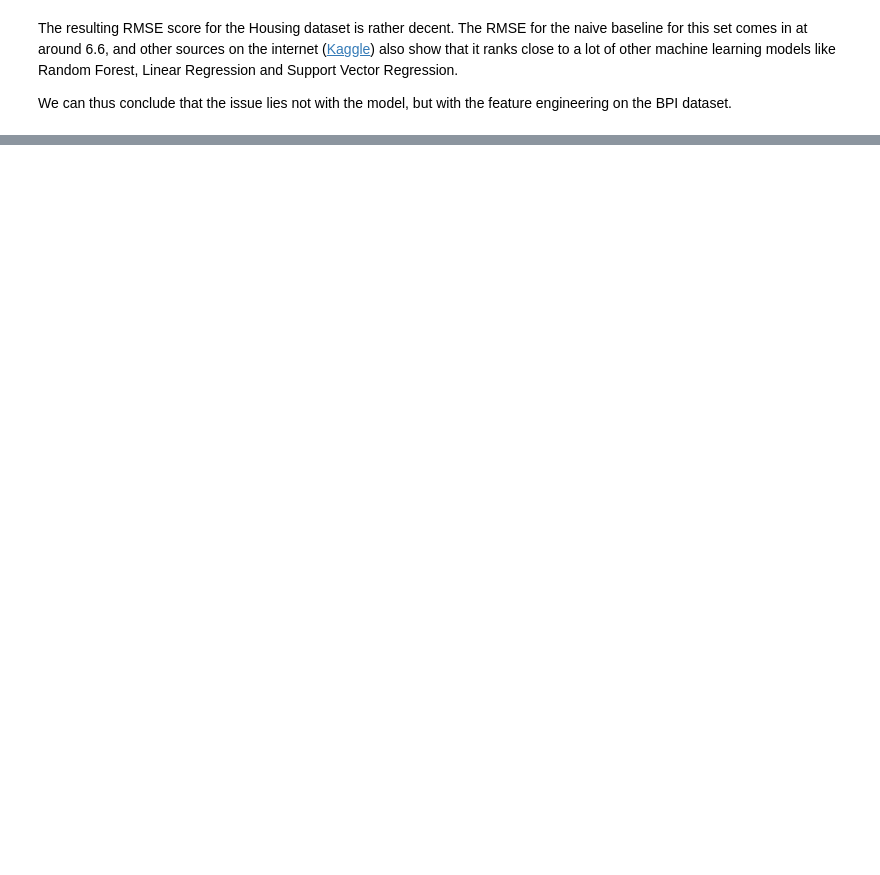
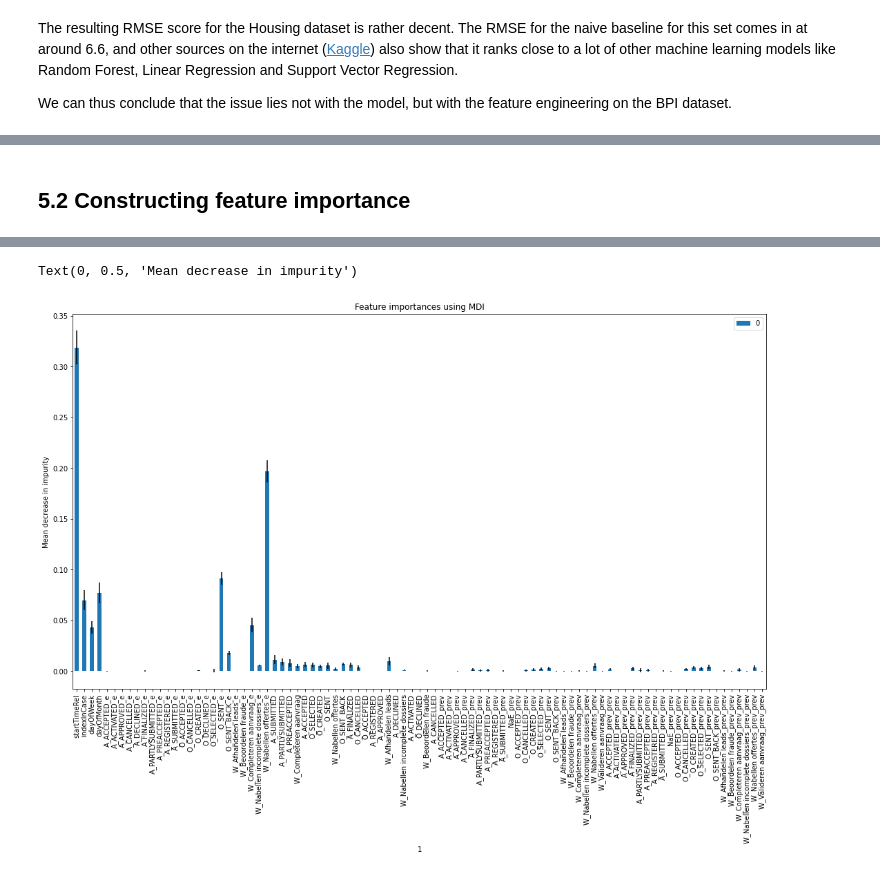
Before and after one commit to NickSot/process_mining, a Jupyter notebook: jesse/sprint3/sprint_3_gradient_boosting.ipynb, the cells around one changed output, grey strips where cells are left out. Cells and saved outputs as stored; diff of their text form; code cells hidden in the pictures; blank space fills up the shorter version.

```diff
--- a/jesse/sprint3/sprint_3_gradient_boosting.ipynb
+++ b/jesse/sprint3/sprint_3_gradient_boosting.ipynb
@@ -158,0 +289,21 @@ We can thus conclude that the issue lies not with the model, but with the featur
+# %%
+from sklearn.ensemble import RandomForestRegressor
+from sklearn.metrics import mean_squared_error
+import time
+
+start_time = time.time()
+
+rfr = RandomForestRegressor(random_state=42, max_depth=12, min_samples_split=4)
+rfr.fit(X_train, Y_train)
+
+# Predicting the values of our test dataset
+rfr_pred = rfr.predict(X_test)
+
+rmse = np.sqrt(mean_squared_error(Y_test, rfr_pred))
+
+# Retrieving the accuracy of the model
+print(f'RMSE score: {rmse}')
+
+# Ending time
+end_time = time.time()
+print(f'\r\nThe execution of Random Forest (Regression) took {round(end_time - start_time)} seconds')
@@ -158,0 +320,20 @@ We can thus conclude that the issue lies not with the model, but with the featur
+# %% [markdown]
+## 5.2 Constructing feature importance
+# %%
+start_time = time.time()
+importances = rfr.feature_importances_
+std = np.std([tree.feature_importances_ for tree in rfr.estimators_], axis=0)
+elapsed_time = time.time() - start_time
+
+print(f"Elapsed time to compute the importances: {elapsed_time:.3f} seconds")
+
+import pandas as pd
+
+forest_importances = pd.Series(importances)
+df_importances = pd.concat([forest_importances, pd.Series(X_train_col)], axis=1)
+
+fig, ax = plt.subplots()
+df_importances.plot.bar(yerr=std, ax=ax, x=1, y=0, figsize=(18, 10))
+ax.set_title("Feature importances using MDI")
+ax.set_ylabel("Mean decrease in impurity")
+# %% [output]
@@ -158,0 +341,2 @@ We can thus conclude that the issue lies not with the model, but with the featur
+Text(0, 0.5, 'Mean decrease in impurity')
+[figure, added]
```
Also changed, not shown: parts of 15 cells of this notebook.
